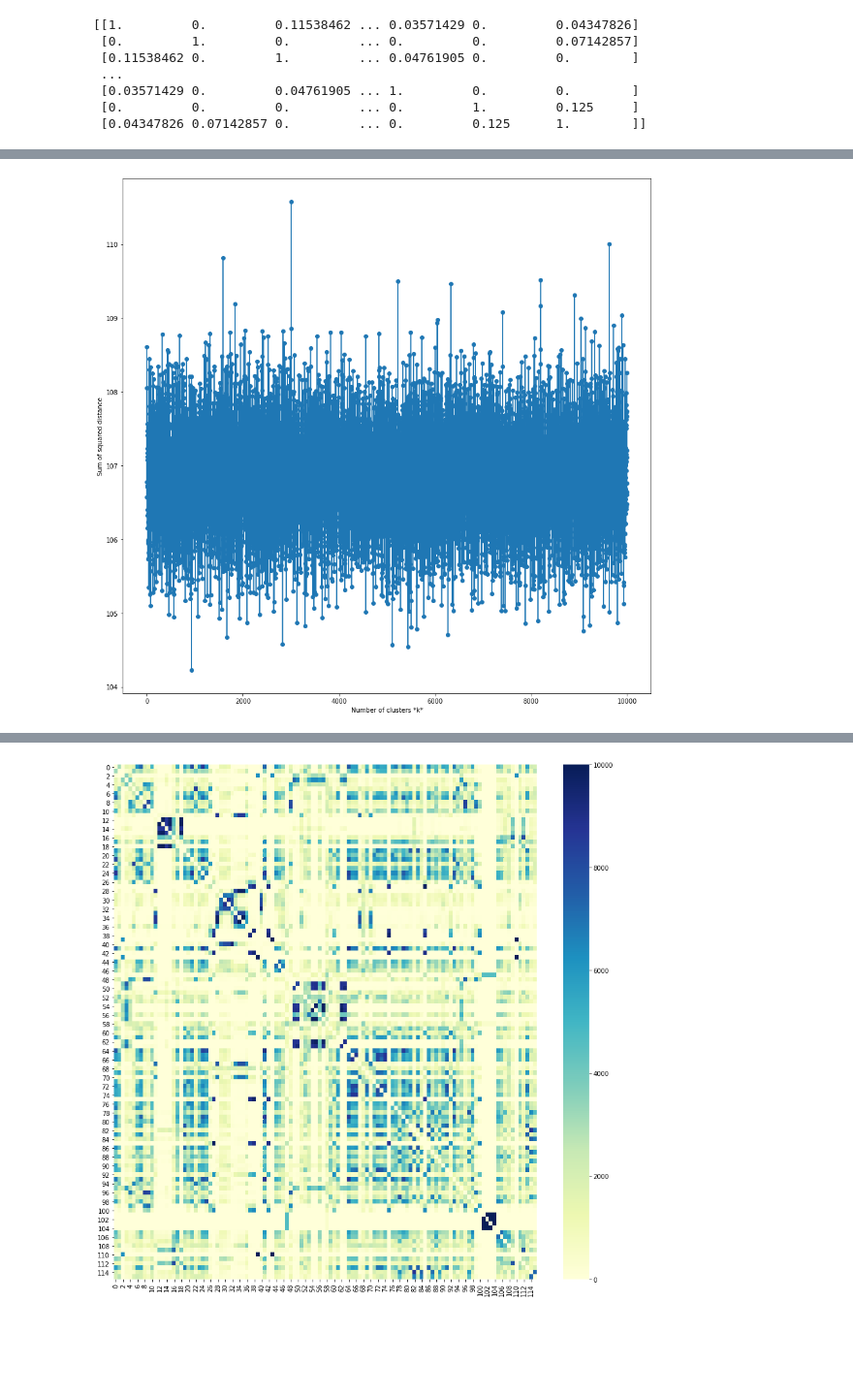
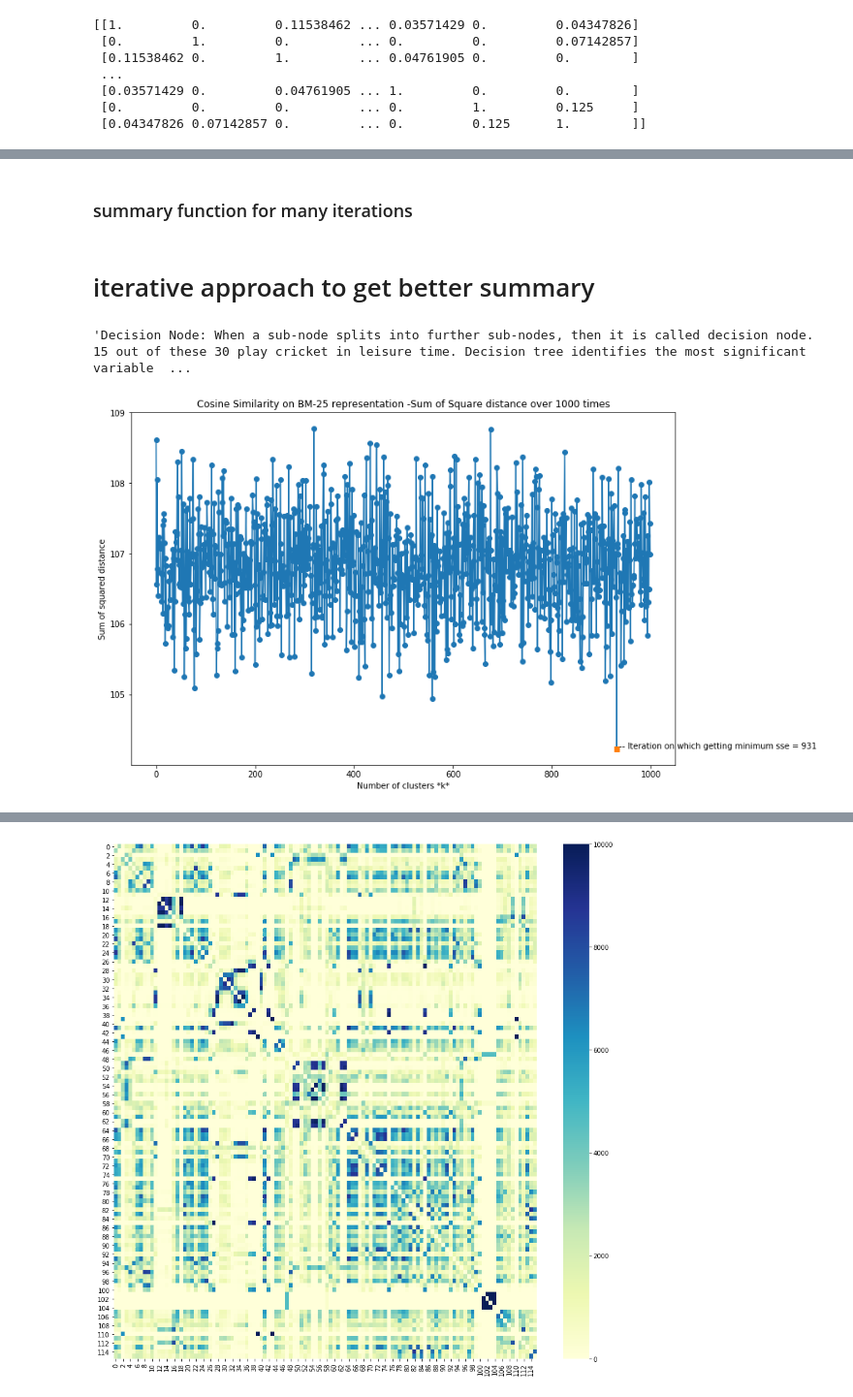
Before and after one commit to sk23jatin/Text-Summarization, a Jupyter notebook: next semester work/Recent work.ipynb, the cells around one changed output, grey strips where cells are left out. Shown at 97% size. Cells and saved outputs as stored; diff of their text form; code cells hidden in the pictures; blank space fills up the shorter version.

```diff
--- a/next semester work/Recent work.ipynb
+++ b/next semester work/Recent work.ipynb
@@ -478 +510,18 @@ print(jaccard_binary)
+# %%
+def summary_func(similarity_matrix,iter_num=np.random.randint(1000000)):
+    summary=""
+    n_clusters = int(np.ceil(len(similarity_matrix)**0.5))
+    kmeans = KMeans(n_clusters=n_clusters, random_state=iter_num)
+    kmeans = kmeans.fit(similarity_matrix)
+    avg = []
+    closest = []
+    for j in range(n_clusters):
+        idx = np.where(kmeans.labels_ == j)[0]
+        avg.append(np.mean(idx))
+    closest, _ = pairwise_distances_argmin_min(kmeans.cluster_centers_,similarity_matrix)
+    ordering = sorted(range(n_clusters), key=lambda k: avg[k])
+    summary = ' '.join([sentences[closest[idx]][0] for idx in ordering])
+    return summary
+# %% [markdown]
+### summary function for many iterations
 # %%
@@ -498,8 +560,7 @@ for i in range(no_of_iteration):
-# %%
-list_k = list(range(no_of_iteration))
-plt.figure(figsize=(20, 15))
-plt.plot(list_k, sse, '-o')
-plt.xlabel(r'Number of clusters *k*')
-plt.ylabel('Sum of squared distance');
-# %% [output]
-[figure, removed]
+# %% [markdown]
+# iterative approach to get better summary
+# %%
+summary_func_n_iter(cosine_bm25,"Cosine Similarity","BM-25 representation")
+# %% [output]
+'Decision Node: When a sub-node splits into further sub-nodes, then it is called decision node. 15 out of these 30 play cricket in leisure time. Decision tree identifies the most significant variable  ...
+[figure, added]
```
Also changed, not shown: parts of 22 cells of this notebook, 19 other files.
